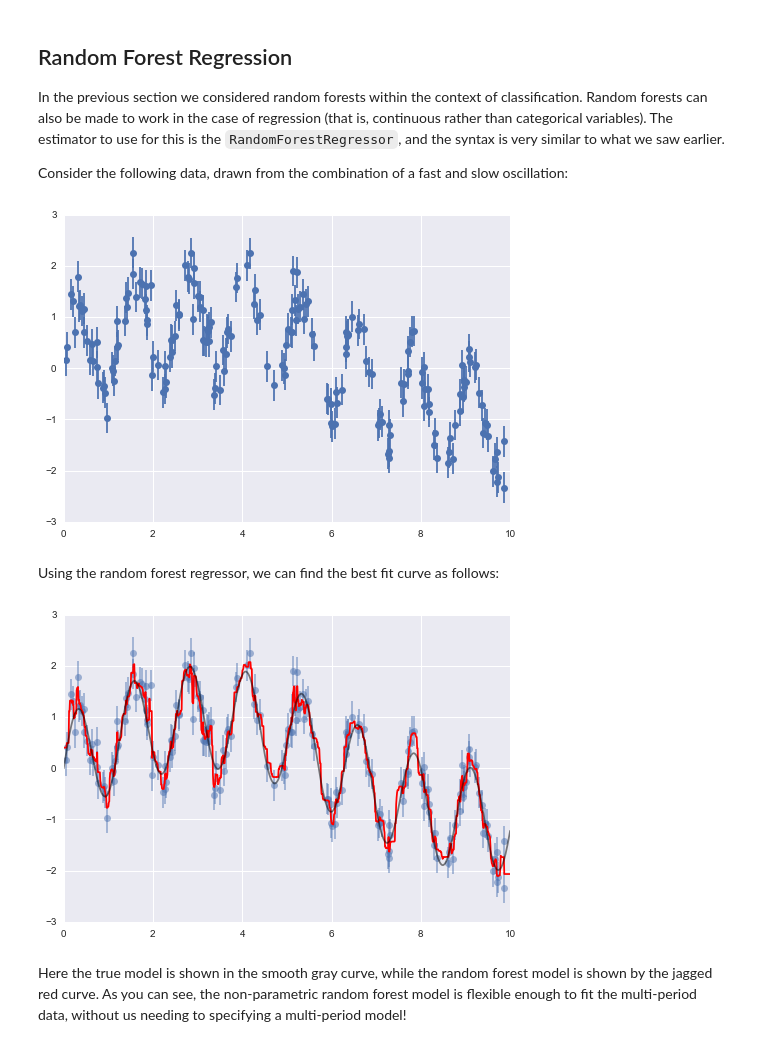
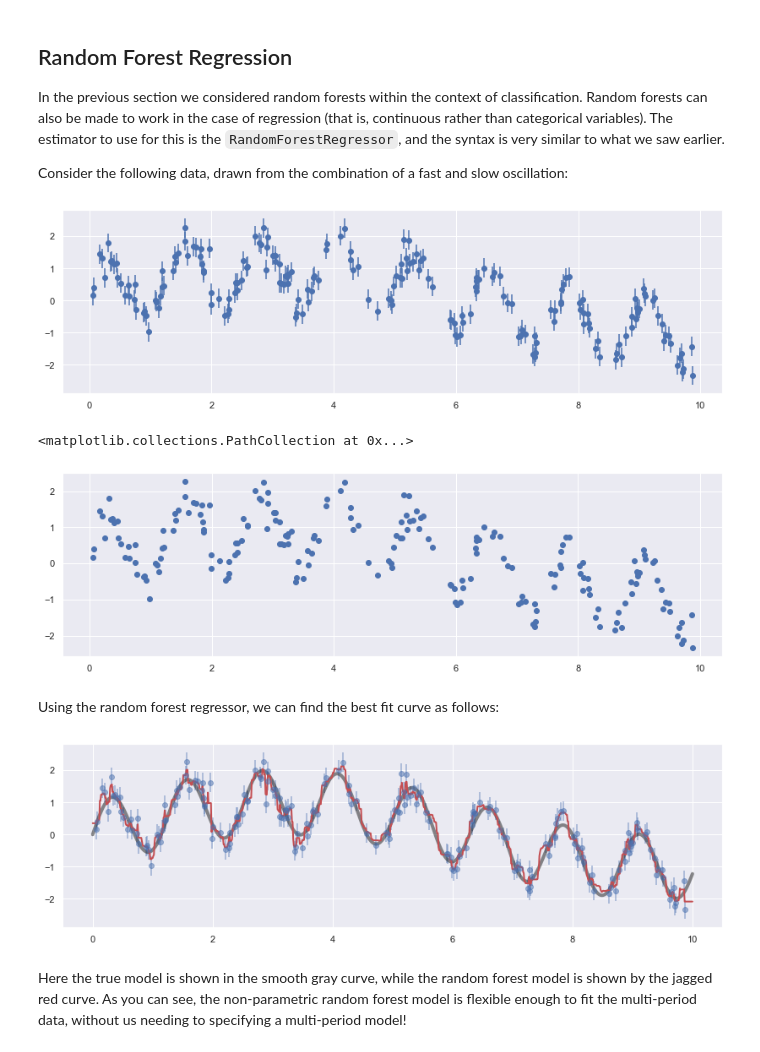
Before and after one commit to yongduek/PythonDataScienceHandbook, a Jupyter notebook: notebooks/05.08-Random-Forests.ipynb, the cells around one changed output. Cells and saved outputs as stored; diff of their text form; code cells hidden in the pictures.

```diff
--- a/notebooks/05.08-Random-Forests.ipynb
+++ b/notebooks/05.08-Random-Forests.ipynb
@@ -23,4 +23,6 @@ We begin with the standard imports:
 %matplotlib inline
 import numpy as np
 import matplotlib.pyplot as plt
+import matplotlib
+matplotlib.rcParams['figure.figsize'] = (9,6)
 import seaborn as sns; sns.set()
@@ -180,18 +184,26 @@ Consider the following data, drawn from the combination of a fast and slow oscil
 # %%
 rng = np.random.RandomState(42)
 x = 10 * rng.rand(200)
 
 def model(x, sigma=0.3):
     fast_oscillation = np.sin(5 * x)
     slow_oscillation = np.sin(0.5 * x)
     noise = sigma * rng.randn(len(x))
 
     return slow_oscillation + fast_oscillation + noise
 
 y = model(x)
+
+plt.figure(figsize=(14,4))
 plt.errorbar(x, y, 0.3, fmt='o');
 # %% [output]
-[figure, old version]
+[figure, new version]
+# %%
+plt.figure(figsize=(14,4))
+plt.scatter(x,y)
+# %% [output]
+<matplotlib.collections.PathCollection at 0x...>
+[figure, added]
 # %% [markdown]
 Using the random forest regressor, we can find the best fit curve as follows:
 # %%
@@ -203,11 +215,12 @@ xfit = np.linspace(0, 10, 1000)
 yfit = forest.predict(xfit[:, None])
 ytrue = model(xfit, sigma=0)
 
+plt.figure(figsize=(14,4))
 plt.errorbar(x, y, 0.3, fmt='o', alpha=0.5)
-plt.plot(xfit, yfit, '-r');
-plt.plot(xfit, ytrue, '-k', alpha=0.5);
+plt.plot(xfit, ytrue, '-k', alpha=0.5, linewidth=4);
+plt.plot(xfit, yfit, '-r', linewidth=2);
 # %% [output]
-[figure, old version]
+[figure, new version]
 # %% [markdown]
 Here the true model is shown in the smooth gray curve, while the random forest model is shown by the jagged red curve.
 As you can see, the non-parametric random forest model is flexible enough to fit the multi-period data, without us needing to specifying a multi-period model!
```
Also changed, not shown: parts of 41 cells of this notebook, 4 other files.
